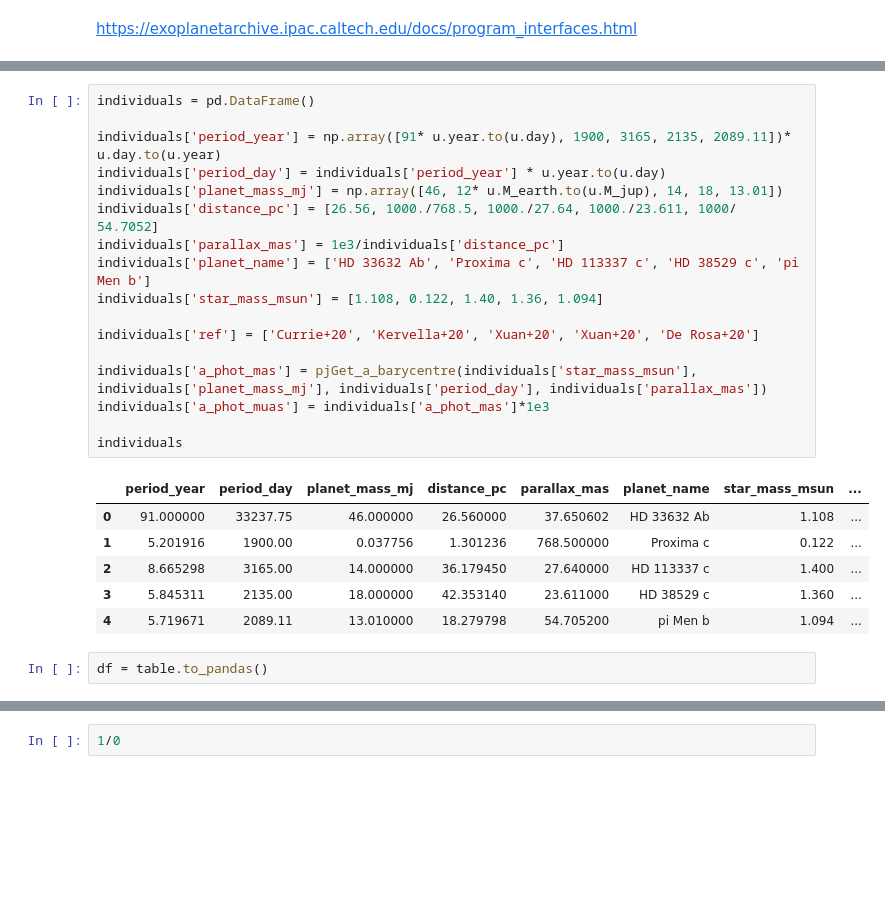
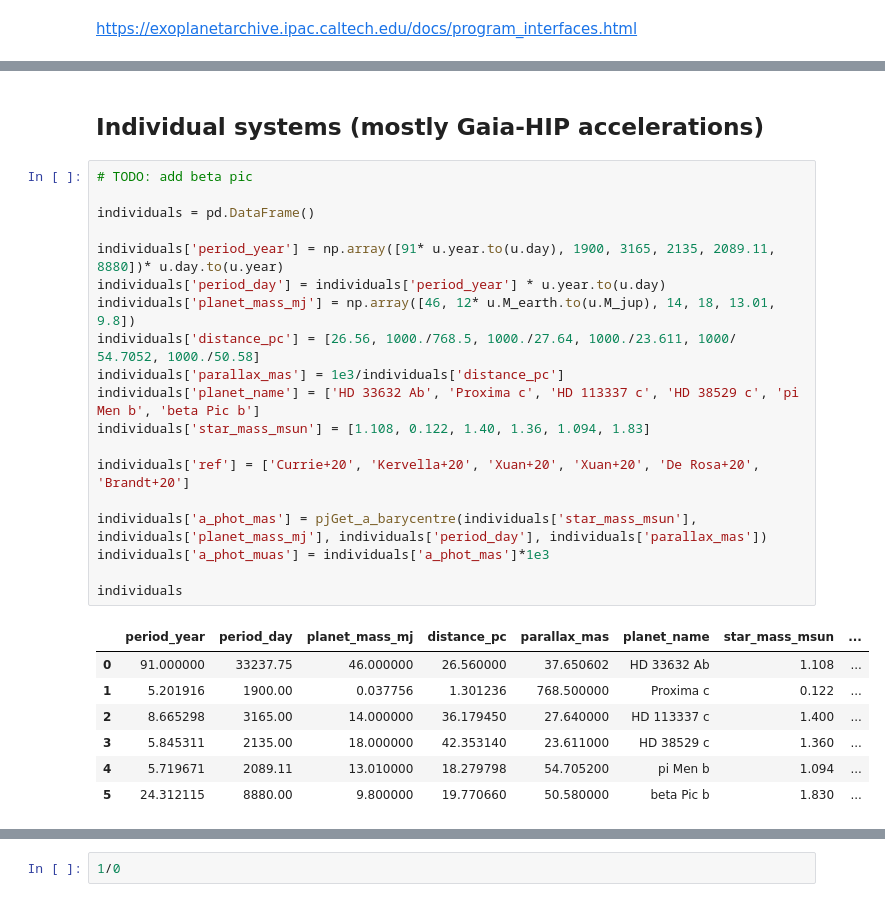
Before and after one commit to Johannes-Sahlmann/pystrometry, a Jupyter notebook: notebooks/1_exoplanet_signatures.ipynb, the cells around one changed output, grey strips where cells are left out. Drawn from its saved outputs; the diff is of its cells as text; blank space fills up the shorter version.

```diff
--- a/notebooks/1_exoplanet_signatures.ipynb
+++ b/notebooks/1_exoplanet_signatures.ipynb
@@ -167,29 +143,32 @@ solar_system
 | 5 | 29.46 | 10760.2650 | 0.298903 | 10 | 100.0 | S | 1 | ... |
 | 6 | 84.01 | 30684.6525 | 0.047195 | 10 | 100.0 | U | 1 | ... |
 | 7 | 164.80 | 60193.2000 | 0.053488 | 10 | 100.0 | N | 1 | ... |
+# %% [markdown]
+## Individual systems (mostly Gaia-HIP accelerations)
 # %%
+# TODO: add beta pic
+
 individuals = pd.DataFrame()
 
-individuals['period_year'] = np.array([91* u.year.to(u.day), 1900, 3165, 2135, 2089.11])* u.day.to(u.year)
+individuals['period_year'] = np.array([91* u.year.to(u.day), 1900, 3165, 2135, 2089.11, 8880])* u.day.to(u.year)
 individuals['period_day'] = individuals['period_year'] * u.year.to(u.day)
-individuals['planet_mass_mj'] = np.array([46, 12* u.M_earth.to(u.M_jup), 14, 18, 13.01])
-individuals['distance_pc'] = [26.56, 1000./768.5, 1000./27.64, 1000./23.611, 1000/ 54.7052]
+individuals['planet_mass_mj'] = np.array([46, 12* u.M_earth.to(u.M_jup), 14, 18, 13.01, 9.8])
+individuals['distance_pc'] = [26.56, 1000./768.5, 1000./27.64, 1000./23.611, 1000/ 54.7052, 1000./50.58]
 individuals['parallax_mas'] = 1e3/individuals['distance_pc']
-individuals['planet_name'] = ['HD 33632 Ab', 'Proxima c', 'HD 113337 c', 'HD 38529 c', 'pi Men b']
-individuals['star_mass_msun'] = [1.108, 0.122, 1.40, 1.36, 1.094]
+individuals['planet_name'] = ['HD 33632 Ab', 'Proxima c', 'HD 113337 c', 'HD 38529 c', 'pi Men b', 'beta Pic b']
+individuals['star_mass_msun'] = [1.108, 0.122, 1.40, 1.36, 1.094, 1.83]
 
-individuals['ref'] = ['Currie+20', 'Kervella+20', 'Xuan+20', 'Xuan+20', 'De Rosa+20']
+individuals['ref'] = ['Currie+20', 'Kervella+20', 'Xuan+20', 'Xuan+20', 'De Rosa+20', 'Brandt+20']
 
 individuals['a_phot_mas'] = pjGet_a_barycentre(individuals['star_mass_msun'], individuals['planet_mass_mj'], individuals['period_day'], individuals['parallax_mas'])
 individuals['a_phot_muas'] = individuals['a_phot_mas']*1e3
 
 individuals
 # %% [output]
 |  | period_year | period_day | planet_mass_mj | distance_pc | parallax_mas | planet_name | star_mass_msun | ... |
 | 0 | 91.000000 | 33237.75 | 46.000000 | 26.560000 | 37.650602 | HD 33632 Ab | 1.108 | ... |
 | 1 | 5.201916 | 1900.00 | 0.037756 | 1.301236 | 768.500000 | Proxima c | 0.122 | ... |
 | 2 | 8.665298 | 3165.00 | 14.000000 | 36.179450 | 27.640000 | HD 113337 c | 1.400 | ... |
 | 3 | 5.845311 | 2135.00 | 18.000000 | 42.353140 | 23.611000 | HD 38529 c | 1.360 | ... |
 | 4 | 5.719671 | 2089.11 | 13.010000 | 18.279798 | 54.705200 | pi Men b | 1.094 | ... |
+| 5 | 24.312115 | 8880.00 | 9.800000 | 19.770660 | 50.580000 | beta Pic b | 1.830 | ... |
-# %%
-df = table.to_pandas()
```
Also changed, not shown: parts of 24 cells of this notebook, 1 other file.
